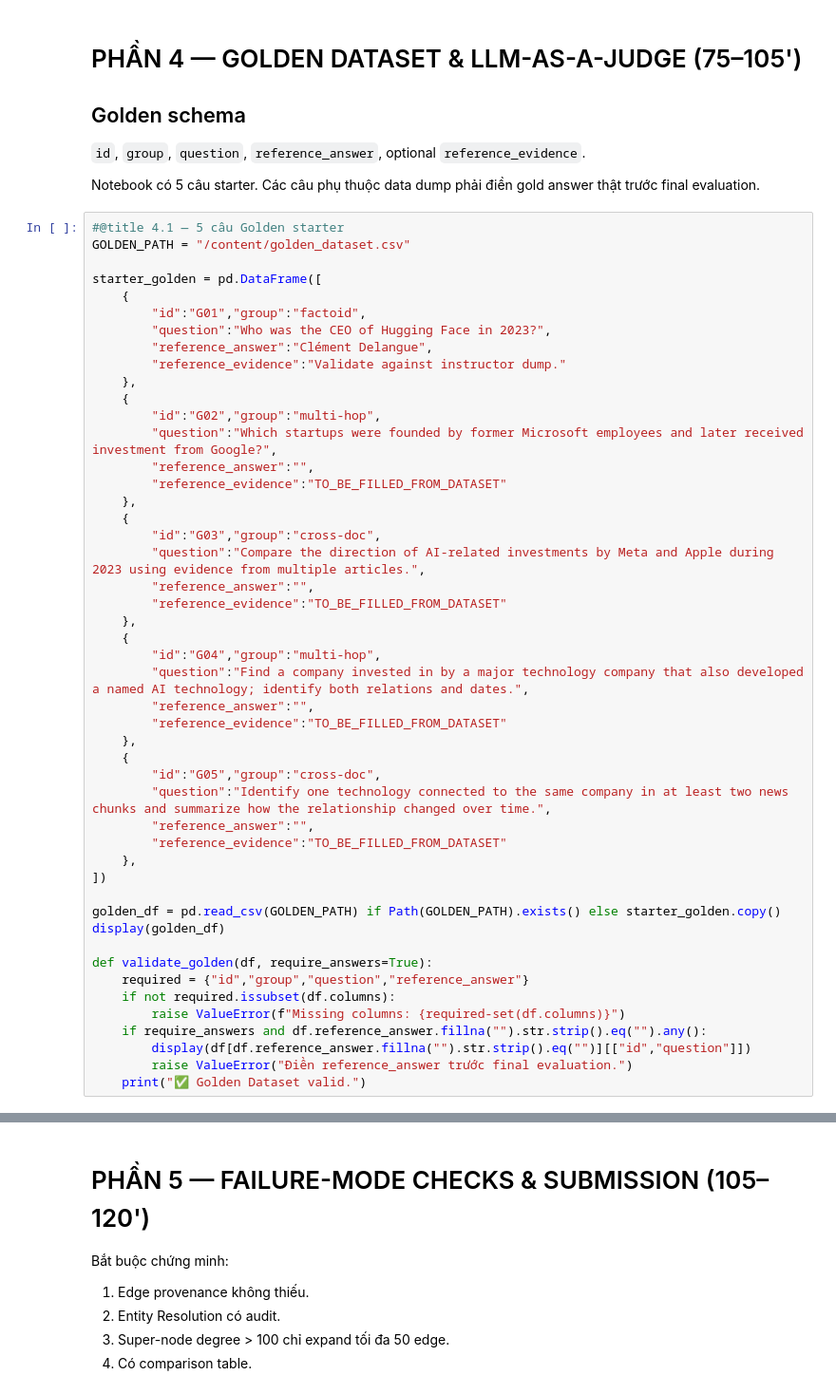
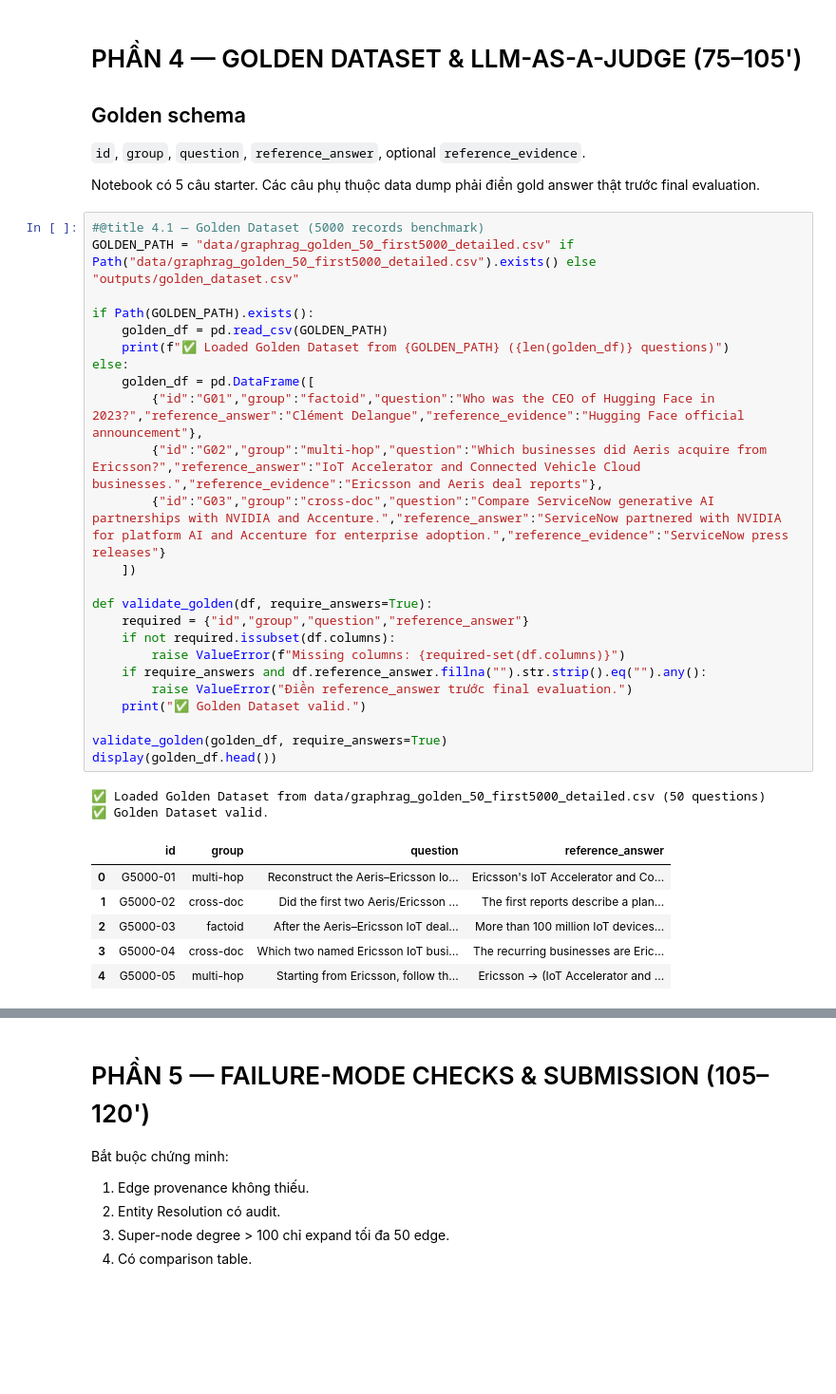
Before and after one commit to sampham-AIstudy/K3-Track3-2A202601837-PhamVanSam-Lab19-GraphRAG, a Jupyter notebook: Day19_GraphRAG_vs_FlatRAG_Production_Lab_Guide.ipynb, the cells around one changed output, grey strips where cells are left out. Shown at 95% size. Cells and saved outputs as stored; diff of their text form; blank space fills up the shorter version.

```diff
--- a/Day19_GraphRAG_vs_FlatRAG_Production_Lab_Guide.ipynb
+++ b/Day19_GraphRAG_vs_FlatRAG_Production_Lab_Guide.ipynb
@@ -1197,53 +1149,38 @@ def answer_graph_rag(question):
 
 Notebook có 5 câu starter. Các câu phụ thuộc data dump phải điền gold answer thật trước final evaluation.
 # %%
-#@title 4.1 — 5 câu Golden starter
-GOLDEN_PATH = "/content/golden_dataset.csv"
+#@title 4.1 — Golden Dataset (5000 records benchmark)
+GOLDEN_PATH = "data/graphrag_golden_50_first5000_detailed.csv" if Path("data/graphrag_golden_50_first5000_detailed.csv").exists() else "outputs/golden_dataset.csv"
 
-starter_golden = pd.DataFrame([
-    {
-        "id":"G01","group":"factoid",
-        "question":"Who was the CEO of Hugging Face in 2023?",
-        "reference_answer":"Clément Delangue",
-        "reference_evidence":"Validate against instructor dump."
-    },
-    {
-        "id":"G02","group":"multi-hop",
-        "question":"Which startups were founded by former Microsoft employees and later received investment from Google?",
-        "reference_answer":"",
-        "reference_evidence":"TO_BE_FILLED_FROM_DATASET"
-    },
-    {
-        "id":"G03","group":"cross-doc",
-        "question":"Compare the direction of AI-related investments by Meta and Apple during 2023 using evidence from multiple articles.",
-        "reference_answer":"",
-        "reference_evidence":"TO_BE_FILLED_FROM_DATASET"
-    },
-    {
-        "id":"G04","group":"multi-hop",
-        "question":"Find a company invested in by a major technology company that also developed a named AI technology; identify both relations and dates.",
-        "reference_answer":"",
-        "reference_evidence":"TO_BE_FILLED_FROM_DATASET"
-    },
-    {
-        "id":"G05","group":"cross-doc",
-        "question":"Identify one technology connected to the same company in at least two news chunks and summarize how the relationship changed over time.",
-        "reference_answer":"",
-        "reference_evidence":"TO_BE_FILLED_FROM_DATASET"
-    },
-])
-
-golden_df = pd.read_csv(GOLDEN_PATH) if Path(GOLDEN_PATH).exists() else starter_golden.copy()
-display(golden_df)
+if Path(GOLDEN_PATH).exists():
+    golden_df = pd.read_csv(GOLDEN_PATH)
+    print(f"✅ Loaded Golden Dataset from {GOLDEN_PATH} ({len(golden_df)} questions)")
+else:
+    golden_df = pd.DataFrame([
+        {"id":"G01","group":"factoid","question":"Who was the CEO of Hugging Face in 2023?","reference_answer":"Clément Delangue","reference_evidence":"Hugging Face official announcement"},
+        {"id":"G02","group":"multi-hop","question":"Which businesses did Aeris acquire from Ericsson?","reference_answer":"IoT Accelerator and Connected Vehicle Cloud businesses.","reference_evidence":"Ericsson and Aeris deal reports"},
+        {"id":"G03","group":"cross-doc","question":"Compare ServiceNow generative AI partnerships with NVIDIA and Accenture.","reference_answer":"ServiceNow partnered with NVIDIA for platform AI and Accenture for enterprise adoption.","reference_evidence":"ServiceNow press releases"}
+    ])
 
 def validate_golden(df, require_answers=True):
     required = {"id","group","question","reference_answer"}
     if not required.issubset(df.columns):
         raise ValueError(f"Missing columns: {required-set(df.columns)}")
     if require_answers and df.reference_answer.fillna("").str.strip().eq("").any():
-        display(df[df.reference_answer.fillna("").str.strip().eq("")][["id","question"]])
         raise ValueError("Điền reference_answer trước final evaluation.")
     print("✅ Golden Dataset valid.")
+
+validate_golden(golden_df, require_answers=True)
+display(golden_df.head())
+# %% [output]
+✅ Loaded Golden Dataset from data/graphrag_golden_50_first5000_detailed.csv (50 questions)
+✅ Golden Dataset valid.
+|  | id | group | question | reference_answer |
+| 0 | G5000-01 | multi-hop | Reconstruct the Aeris–Ericsson Io... | Ericsson's IoT Accelerator and Co... |
+| 1 | G5000-02 | cross-doc | Did the first two Aeris/Ericsson ... | The first reports describe a plan... |
+| 2 | G5000-03 | factoid | After the Aeris–Ericsson IoT deal... | More than 100 million IoT devices... |
+| 3 | G5000-04 | cross-doc | Which two named Ericsson IoT busi... | The recurring businesses are Eric... |
+| 4 | G5000-05 | multi-hop | Starting from Ericsson, follow th... | Ericsson -> (IoT Accelerator and ... |
 # %%
 #@title 4.2 — LLM-as-a-Judge
 JUDGE_SYSTEM = """
```
Also changed, not shown: parts of 22 cells of this notebook, 8 other files.
